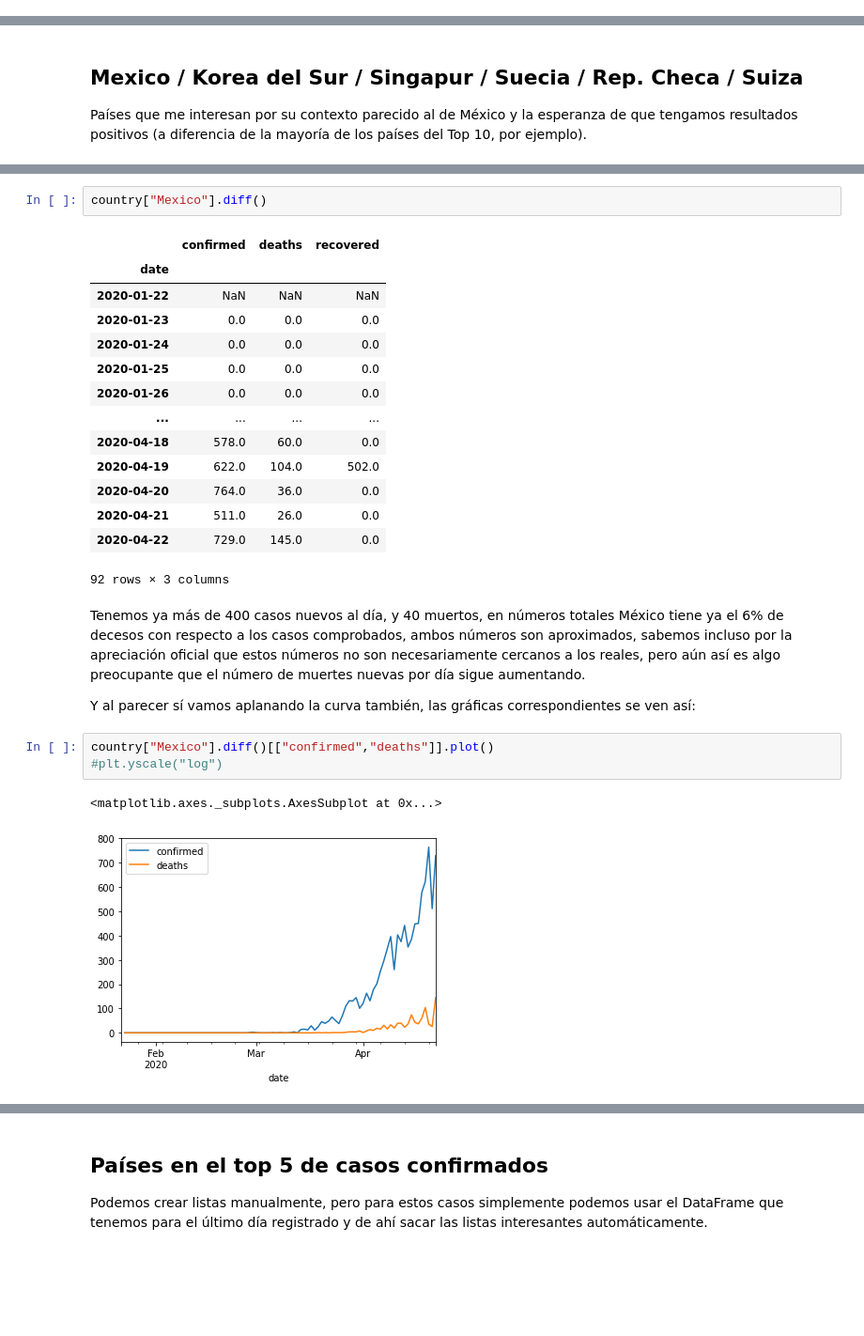
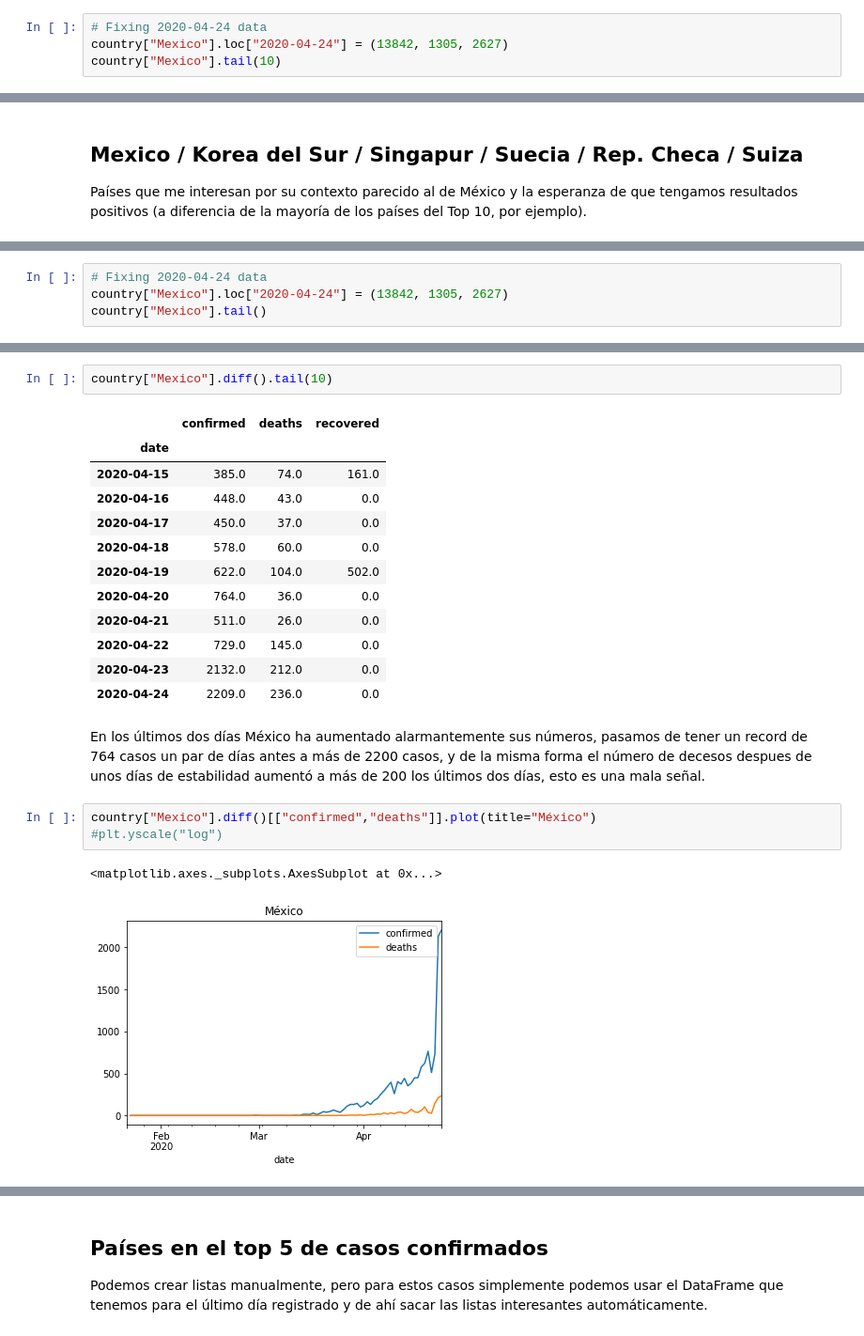
Before and after one commit to garaged/covid19-dataview, a Jupyter notebook: covid-19 pomber data set.ipynb, the cells around one changed output, grey strips where cells are left out. Shown at 94% size. Cells and saved outputs as stored; diff of their text form; blank space fills up the shorter version.

```diff
--- a/covid-19 pomber data set.ipynb
+++ b/covid-19 pomber data set.ipynb
@@ -66,3 +66,7 @@ for k in data.json().keys():
 print(total)
 # %% [output]
 {'2020-1-22': [555, 17, 28], '2020-1-23': [654, 18, 30], '2020-1-24': [941, 26, 36], '2020-1-25': [1434, 42, 39], '2020-1-26': [2118, 56, 52], '2020-1-27': [2927, 82, 61], '2020-1-28': [5578, 131, 107 ...
+# %%
+# Fixing 2020-04-24 data
+country["Mexico"].loc["2020-04-24"] = (13842, 1305, 2627)
+country["Mexico"].tail(10)
@@ -585,0 +605,4 @@ México desafortunadamente lleva un comportamiento bastante similar al de Suecia
+# %%
+# Fixing 2020-04-24 data
+country["Mexico"].loc["2020-04-24"] = (13842, 1305, 2627)
+country["Mexico"].tail()
@@ -586,32 +617,33 @@ México desafortunadamente lleva un comportamiento bastante similar al de Suecia
 # %%
-country["Mexico"].diff()
+country["Mexico"].diff().tail(10)
 # %% [output]
 |  | confirmed | deaths | recovered |
 | date |  |  |  |
-| 2020-01-22 | NaN | NaN | NaN |
-| 2020-01-23 | 0.0 | 0.0 | 0.0 |
-| 2020-01-24 | 0.0 | 0.0 | 0.0 |
-| 2020-01-25 | 0.0 | 0.0 | 0.0 |
-| 2020-01-26 | 0.0 | 0.0 | 0.0 |
-| ... | ... | ... | ... |
+| 2020-04-15 | 385.0 | 74.0 | 161.0 |
+| 2020-04-16 | 448.0 | 43.0 | 0.0 |
+| 2020-04-17 | 450.0 | 37.0 | 0.0 |
 | 2020-04-18 | 578.0 | 60.0 | 0.0 |
 | 2020-04-19 | 622.0 | 104.0 | 502.0 |
 | 2020-04-20 | 764.0 | 36.0 | 0.0 |
 | 2020-04-21 | 511.0 | 26.0 | 0.0 |
 | 2020-04-22 | 729.0 | 145.0 | 0.0 |
+| 2020-04-23 | 2132.0 | 212.0 | 0.0 |
+| 2020-04-24 | 2209.0 | 236.0 | 0.0 |
-92 rows × 3 columns
 # %% [markdown]
-Tenemos ya más de 400 casos nuevos al día, y 40 muertos, en números totales México tiene ya el 6% de decesos con respecto a los casos comprobados, ambos números son aproximados, sabemos incluso por la apreciación oficial que estos números no son necesariamente cercanos a los reales, pero aún así es algo preocupante que el número de muertes nuevas por día sigue aumentando.
+En los últimos dos días México ha aumentado alarmantemente sus números, pasamos de tener un record de 764 casos un par de días antes a más de 2200 casos, y de la misma forma el número de decesos despues de unos días de estabilidad aumentó a más de 200 los últimos dos días, esto es una mala señal.
+
+<!--Tenemos ya más de 400 casos nuevos al día, y 40 muertos, en números totales México tiene ya el 6% de decesos con respecto a los casos comprobados, ambos números son aproximados, sabemos incluso por la apreciación oficial que estos números no son necesariamente cercanos a los reales, pero aún así es algo preocupante que el número de muertes nuevas por día sigue aumentando.
 
 Y al parecer sí vamos aplanando la curva también, las gráficas correspondientes se ven así:
+-->
 
 <!-- Las cosas se ven mal en este momento, tenemos 202 nuevos casos y 19 decesos, no es que sea totalmente correcto comparar así pero a este paso vamos a llegar al 10% de decesos comparado contra los detectados totales. En el siguiente grupo de gráficas vemos que Italia, Alemania y Francia andan sobre 10%, así que desafortunadamente no suena descabellado que países como México lleguen a esos números en cuestión de decesos. -->
 # %%
-country["Mexico"].diff()[["confirmed","deaths"]].plot()
+country["Mexico"].diff()[["confirmed","deaths"]].plot(title="México")
 #plt.yscale("log")
 # %% [output]
 <matplotlib.axes._subplots.AxesSubplot at 0x...>
-[figure, old version]
+[figure, new version]
 # %%
 country["Mexico"].diff()[["deaths"]].plot()
 #plt.yscale("log")
```
Also changed, not shown: parts of 66 cells of this notebook, 1 other file.
